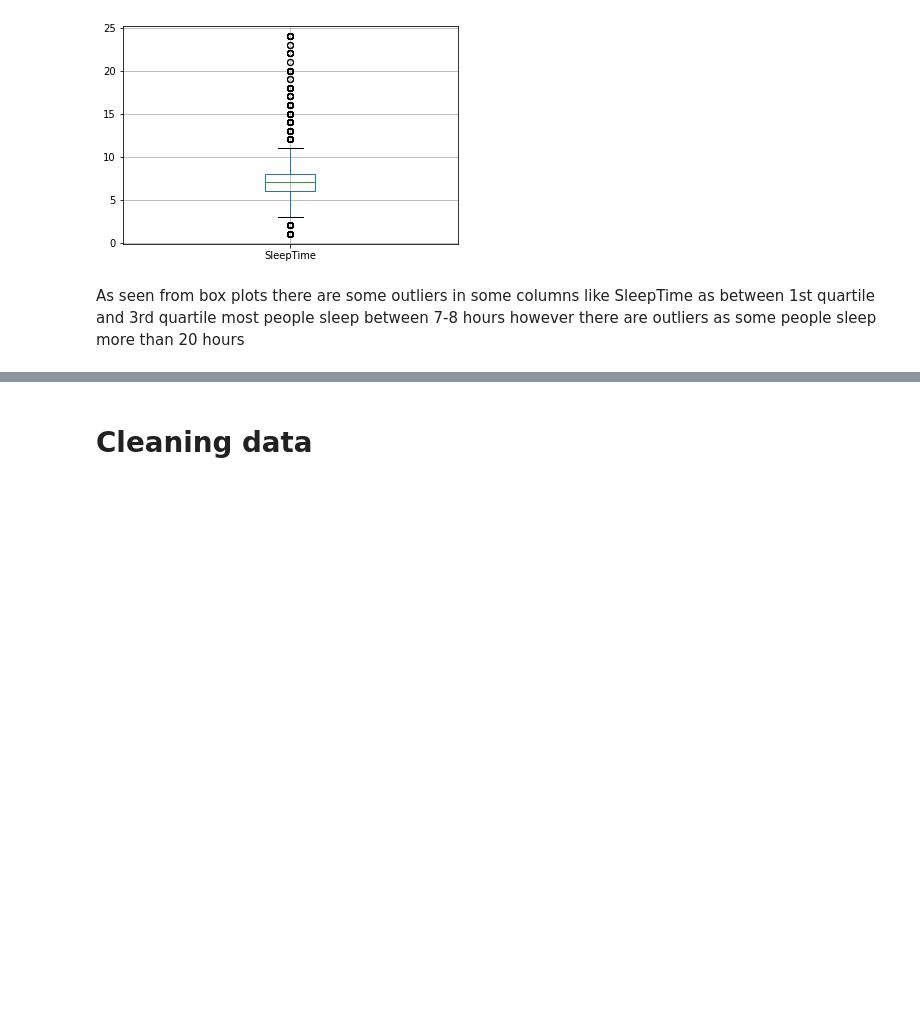
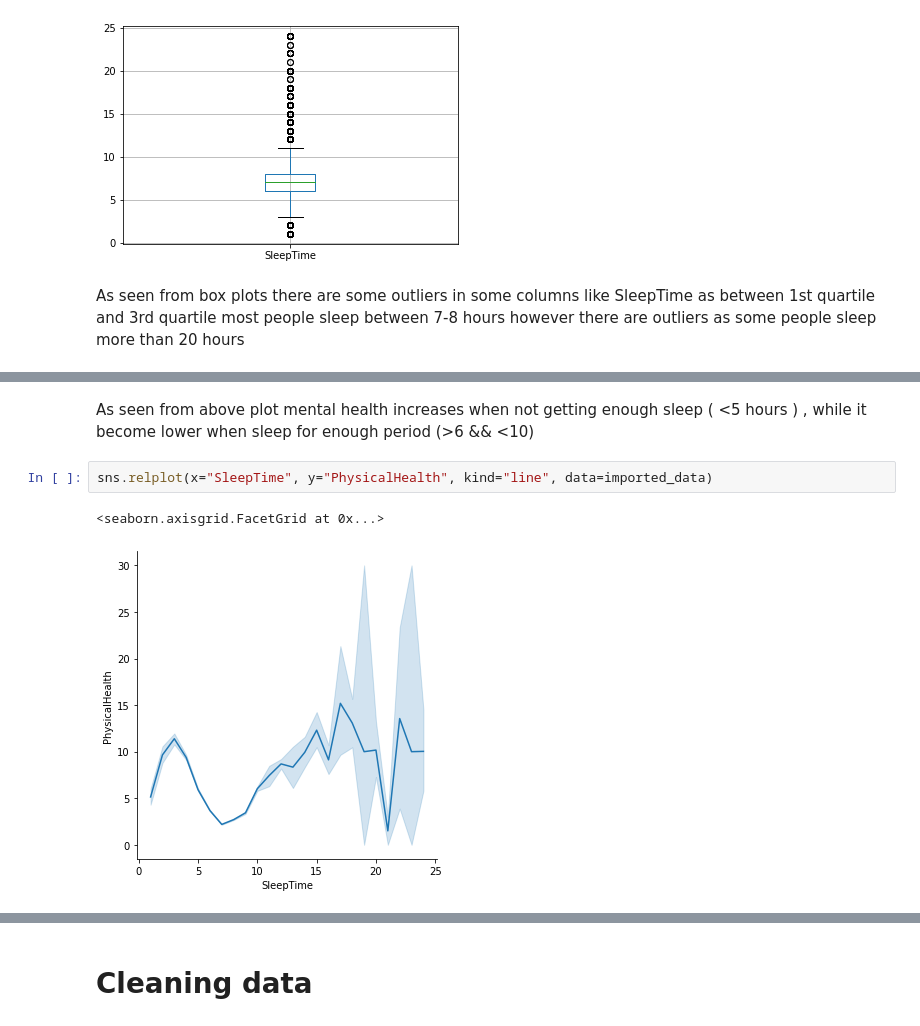
Before and after one commit to ahmedx3/Big-Data-Project, a Jupyter notebook: Visualization_Cleaning.ipynb, the cells around one changed output, grey strips where cells are left out. Cells and saved outputs as stored; diff of their text form; blank space fills up the shorter version.

```diff
--- a/Visualization_Cleaning.ipynb
+++ b/Visualization_Cleaning.ipynb
@@ -131,0 +143,7 @@ As seen from box plots there are some outliers in some columns like SleepTime as
+# %% [markdown]
+As seen from above plot mental health increases when not getting enough sleep ( <5 hours ) , while it become lower when sleep for enough period (>6 && <10)
+# %%
+sns.relplot(x="SleepTime", y="PhysicalHealth", kind="line", data=imported_data)
+# %% [output]
+<seaborn.axisgrid.FacetGrid at 0x...>
+[figure, added]
```
Also changed, not shown: parts of 9 cells of this notebook.
